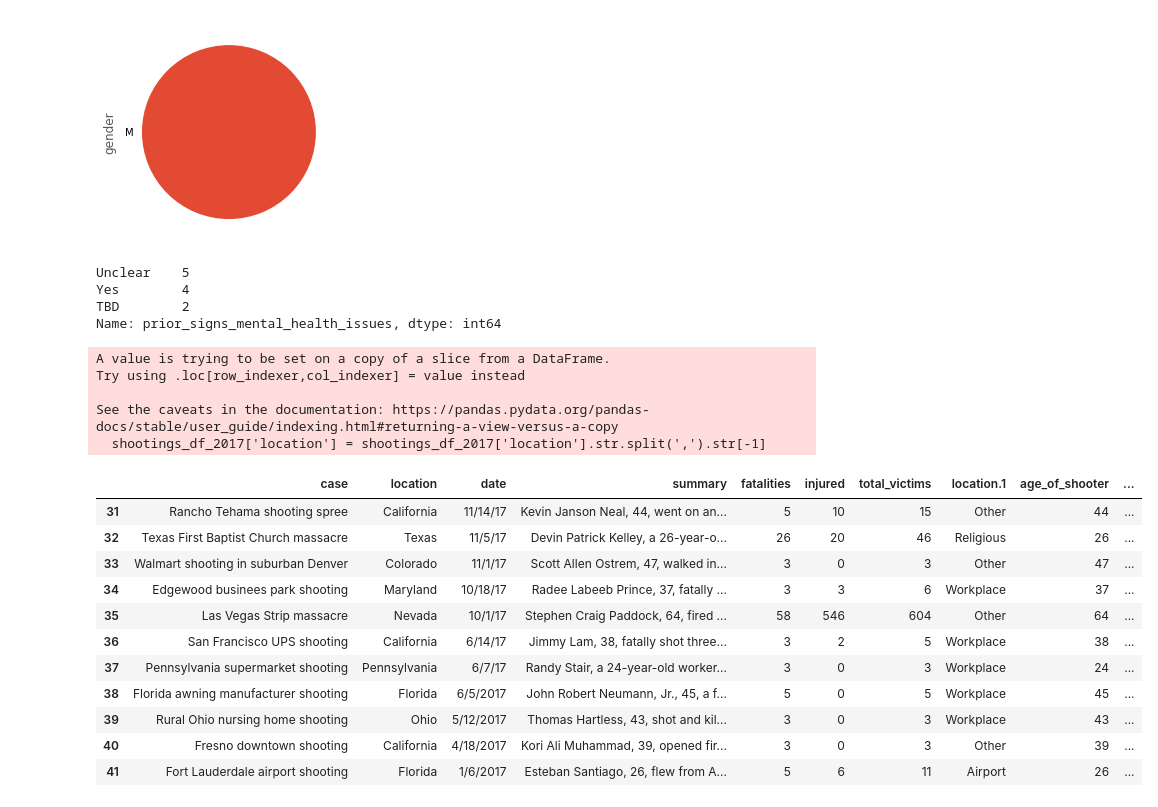
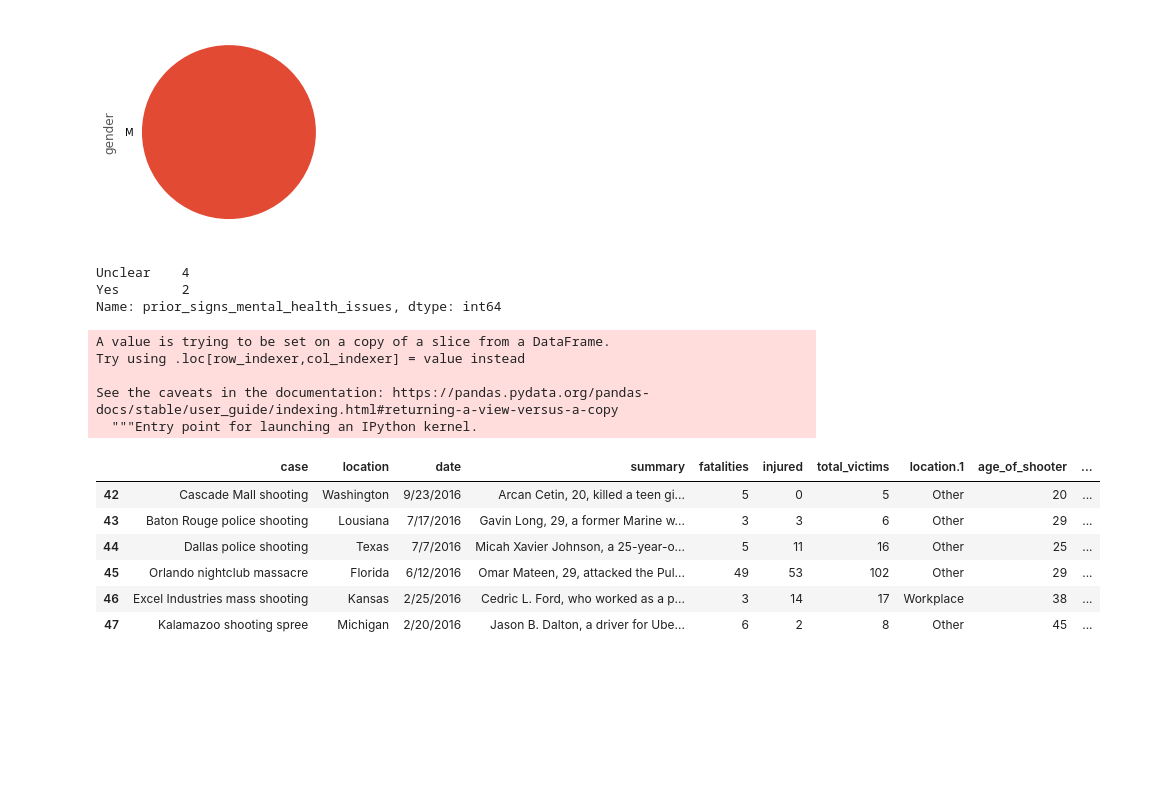
Before and after one commit to AlexAbdullah/project_redux, a Jupyter notebook: mass_shooting_analysis.ipynb, the cells around one changed output. Drawn from its saved outputs; the diff is of its cells as text; code cells hidden in the pictures; blank space fills up the shorter version.

```diff
--- a/mass_shooting_analysis.ipynb
+++ b/mass_shooting_analysis.ipynb
@@ -440,6 +444,7 @@ state_cleaned.plot(kind='pie',figsize=(9,9))
 # %%
-data_2017 = shootings_df_cleaned['year'] == 2017
-shootings_df_2017 = shootings_df_cleaned[data_2017]
-shootings_df_2017.head()
+data_2016 = shootings_df_cleaned['year'] == 2016
+shootings_df_2016 = shootings_df_cleaned[data_2016]
+shootings_df_2016 = shootings_df_2016.drop(['fatalities', 'injured', 'weapons_obtained_legally', 'where_obtained', 'weapon_type', 'weapon_details'], axis=1)
+shootings_df_2016.head()
 # age_distribution.plot(kind='line',x=figsize=(10,5),color='red')
 # %% [output]
@@ -470,33 +473,27 @@ gender.plot(kind='pie')
 <AxesSubplot:ylabel='gender'>
 [figure]
 # %%
-had_illness = shootings_df_2017['prior_signs_mental_health_issues'].value_counts()
+had_illness = shootings_df_2016['prior_signs_mental_health_issues'].value_counts()
 had_illness
 # %% [output]
-Unclear    5
-Yes        4
-TBD        2
+Unclear    4
+Yes        2
 Name: prior_signs_mental_health_issues, dtype: int64
 # %%
-shootings_df_2017['location'] = shootings_df_2017['location'].str.split(',').str[-1]
-shootings_df_2017
+shootings_df_2016['location'] = shootings_df_2016['location'].str.split(',').str[-1]
+shootings_df_2016
 # %% [output]
 A value is trying to be set on a copy of a slice from a DataFrame.
 Try using .loc[row_indexer,col_indexer] = value instead
 
 See the caveats in the documentation: https://pandas.pydata.org/pandas-docs/stable/user_guide/indexing.html#returning-a-view-versus-a-copy
-  shootings_df_2017['location'] = shootings_df_2017['location'].str.split(',').str[-1]
+  """Entry point for launching an IPython kernel.
 |  | case | location | date | summary | fatalities | injured | total_victims | location.1 | age_of_shooter | ... |
-| 31 | Rancho Tehama shooting spree | California | 11/14/17 | Kevin Janson Neal, 44, went on an... | 5 | 10 | 15 | Other | 44 | ... |
-| 32 | Texas First Baptist Church massacre | Texas | 11/5/17 | Devin Patrick Kelley, a 26-year-o... | 26 | 20 | 46 | Religious | 26 | ... |
-| 33 | Walmart shooting in suburban Denver | Colorado | 11/1/17 | Scott Allen Ostrem, 47, walked in... | 3 | 0 | 3 | Other | 47 | ... |
-| 34 | Edgewood businees park shooting | Maryland | 10/18/17 | Radee Labeeb Prince, 37, fatally ... | 3 | 3 | 6 | Workplace | 37 | ... |
-| 35 | Las Vegas Strip massacre | Nevada | 10/1/17 | Stephen Craig Paddock, 64, fired ... | 58 | 546 | 604 | Other | 64 | ... |
-| 36 | San Francisco UPS shooting | California | 6/14/17 | Jimmy Lam, 38, fatally shot three... | 3 | 2 | 5 | Workplace | 38 | ... |
-| 37 | Pennsylvania supermarket shooting | Pennsylvania | 6/7/17 | Randy Stair, a 24-year-old worker... | 3 | 0 | 3 | Workplace | 24 | ... |
-| 38 | Florida awning manufacturer shooting | Florida | 6/5/2017 | John Robert Neumann, Jr., 45, a f... | 5 | 0 | 5 | Workplace | 45 | ... |
-| 39 | Rural Ohio nursing home shooting | Ohio | 5/12/2017 | Thomas Hartless, 43, shot and kil... | 3 | 0 | 3 | Workplace | 43 | ... |
-| 40 | Fresno downtown shooting | California | 4/18/2017 | Kori Ali Muhammad, 39, opened fir... | 3 | 0 | 3 | Other | 39 | ... |
-| 41 | Fort Lauderdale airport shooting | Florida | 1/6/2017 | Esteban Santiago, 26, flew from A... | 5 | 6 | 11 | Airport | 26 | ... |
+| 42 | Cascade Mall shooting | Washington | 9/23/2016 | Arcan Cetin, 20, killed a teen gi... | 5 | 0 | 5 | Other | 20 | ... |
+| 43 | Baton Rouge police shooting | Lousiana | 7/17/2016 | Gavin Long, 29, a former Marine w... | 3 | 3 | 6 | Other | 29 | ... |
+| 44 | Dallas police shooting | Texas | 7/7/2016 | Micah Xavier Johnson, a 25-year-o... | 5 | 11 | 16 | Other | 25 | ... |
+| 45 | Orlando nightclub massacre | Florida | 6/12/2016 | Omar Mateen, 29, attacked the Pul... | 49 | 53 | 102 | Other | 29 | ... |
+| 46 | Excel Industries mass shooting | Kansas | 2/25/2016 | Cedric L. Ford, who worked as a p... | 3 | 14 | 17 | Workplace | 38 | ... |
+| 47 | Kalamazoo shooting spree | Michigan | 2/20/2016 | Jason B. Dalton, a driver for Ube... | 6 | 2 | 8 | Other | 45 | ... |
 # %%
 import matplotlib.pyplot as plt
```
Also changed, not shown: parts of 13 cells of this notebook, 1 other file.
